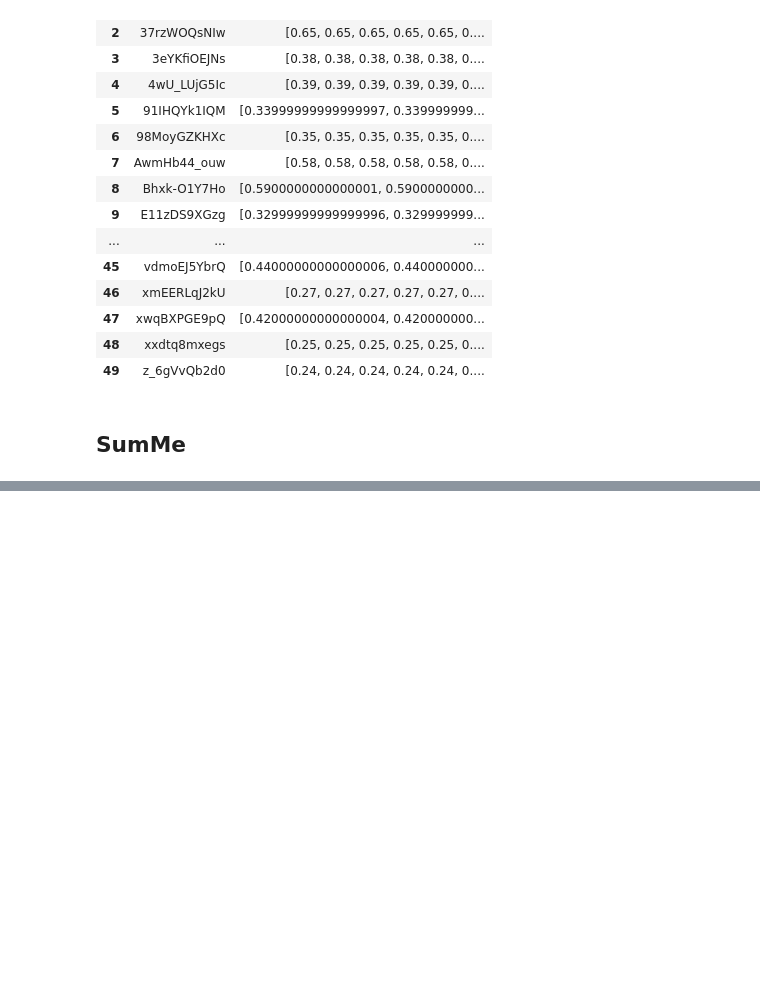
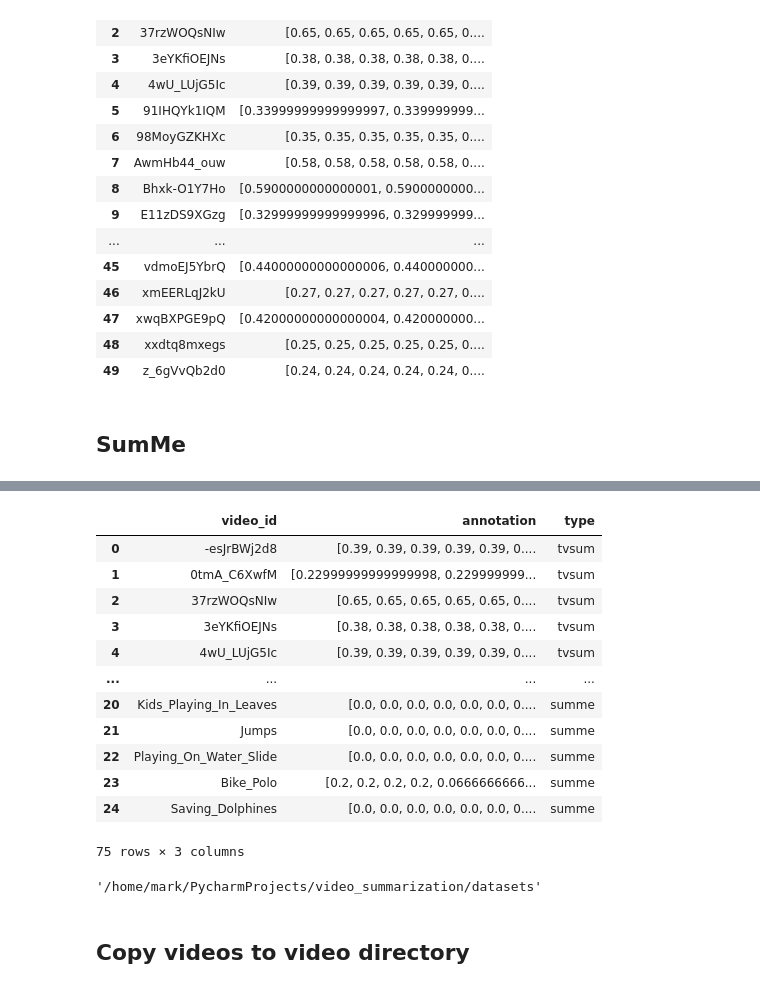
Before and after one commit to marcenavuc/video_summarization, a Jupyter notebook: notebooks/Dataset analysis.ipynb, the cells around one changed output, grey strips where cells are left out. Drawn from its saved outputs; the diff is of its cells as text; code cells hidden in the pictures; blank space fills up the shorter version.

```diff
--- a/notebooks/Analysis.ipynb
+++ b/notebooks/Dataset analysis.ipynb
@@ -15,7 +17,7 @@ import numpy as np
 # %% [markdown]
 # TVSum dataset
 # %%
-tvsum_path = os.path.join('tvsum', 'ydata-tvsum50-v1_1')
+tvsum_path = os.path.join(DATASET_PATH, 'tvsum', 'ydata-tvsum50-v1_1')
 tvsum_data_path = os.path.join(tvsum_path, 'data')
 
 df_anno = pd.read_csv(os.path.join(tvsum_data_path, 'ydata-tvsum50-anno.tsv'), sep='\t', header=None)
@@ -558,0 +226,28 @@ class PGL_SUM(nn.Module):
+# %%
+# Bugfix
+
+label_summe_df['video_id'] = label_summe_df['video_id'].apply(lambda x: "_".join([y.capitalize() for y in x.split("_")]))
+# %%
+label_df['type'] = 'tvsum'
+label_summe_df['type'] = 'summe'
+
+result_df = pd.concat([label_df, label_summe_df])
+result_df
+# %% [output]
+|  | video_id | annotation | type |
+| 0 | -esJrBWj2d8 | [0.39, 0.39, 0.39, 0.39, 0.39, 0.... | tvsum |
+| 1 | 0tmA_C6XwfM | [0.22999999999999998, 0.229999999... | tvsum |
+| 2 | 37rzWOQsNIw | [0.65, 0.65, 0.65, 0.65, 0.65, 0.... | tvsum |
+| 3 | 3eYKfiOEJNs | [0.38, 0.38, 0.38, 0.38, 0.38, 0.... | tvsum |
+| 4 | 4wU_LUjG5Ic | [0.39, 0.39, 0.39, 0.39, 0.39, 0.... | tvsum |
+| ... | ... | ... | ... |
+| 20 | Kids_Playing_In_Leaves | [0.0, 0.0, 0.0, 0.0, 0.0, 0.0, 0.... | summe |
+| 21 | Jumps | [0.0, 0.0, 0.0, 0.0, 0.0, 0.0, 0.... | summe |
+| 22 | Playing_On_Water_Slide | [0.0, 0.0, 0.0, 0.0, 0.0, 0.0, 0.... | summe |
+| 23 | Bike_Polo | [0.2, 0.2, 0.2, 0.2, 0.0666666666... | summe |
+| 24 | Saving_Dolphines | [0.0, 0.0, 0.0, 0.0, 0.0, 0.0, 0.... | summe |
+75 rows × 3 columns
+# %%
+DATASET_PATH
+# %% [output]
+'/home/mark/PycharmProjects/video_summarization/datasets'
@@ -558,0 +256,2 @@ class PGL_SUM(nn.Module):
+# %% [markdown]
+## Copy videos to video directory
```
Also changed, not shown: parts of 15 cells of this notebook, 7 other files.
